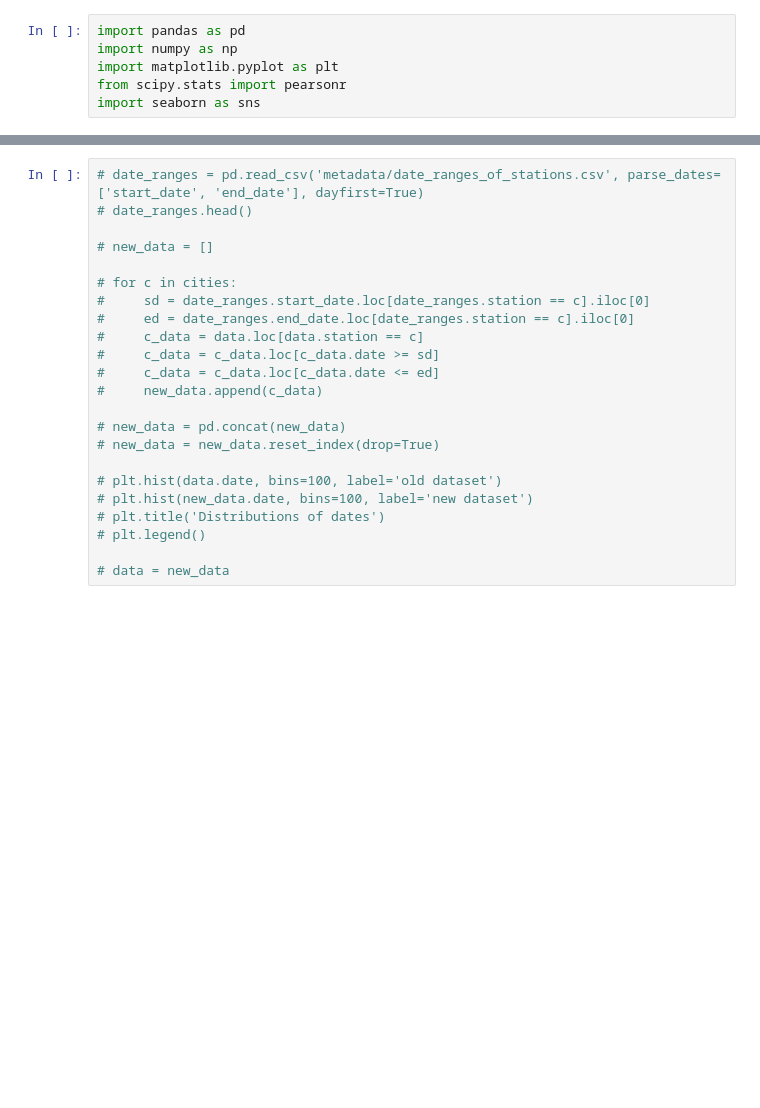
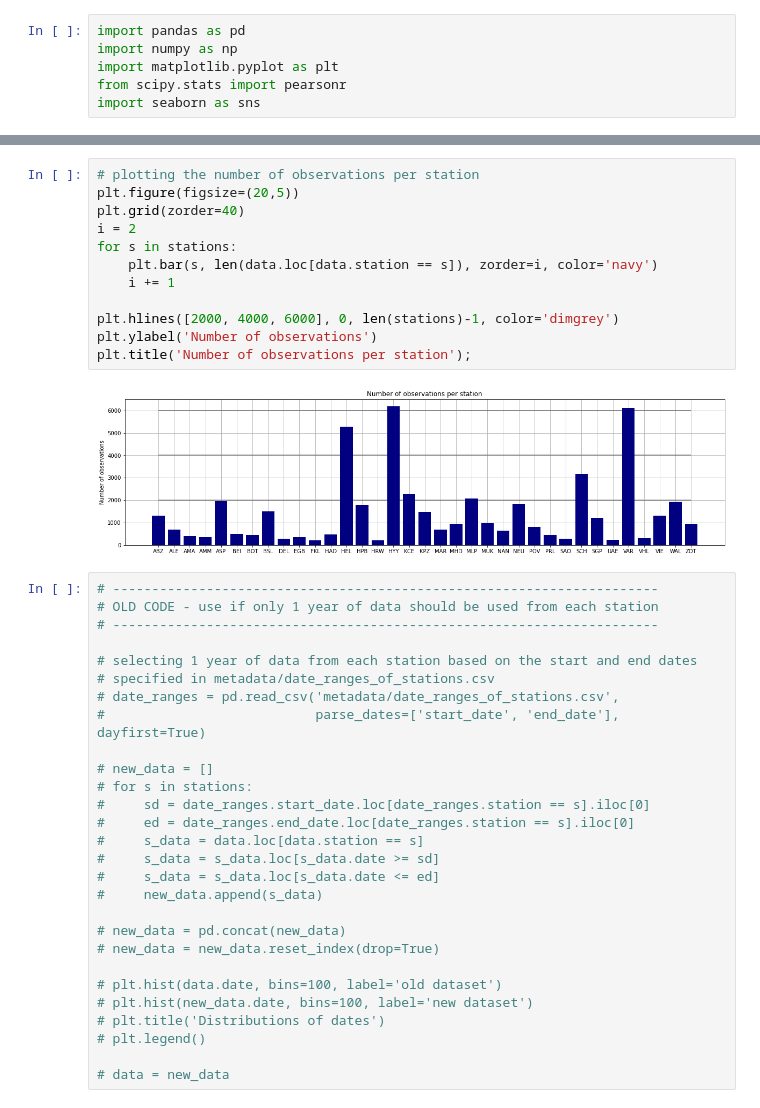
Before and after one commit to ellarauth/CCN-proxy-modeling, a Jupyter notebook: exploratory data analysis.ipynb, the cells around one changed output, grey strips where cells are left out. Drawn from its saved outputs; the diff is of its cells as text; blank space fills up the shorter version.

```diff
--- a/exploratory data analysis.ipynb
+++ b/exploratory data analysis.ipynb
@@ -50,16 +53,35 @@ data.head()
+# %%
+# plotting the number of observations per station
+plt.figure(figsize=(20,5))
+plt.grid(zorder=40)
+i = 2
+for s in stations:
+    plt.bar(s, len(data.loc[data.station == s]), zorder=i, color='navy')
+    i += 1
+
+plt.hlines([2000, 4000, 6000], 0, len(stations)-1, color='dimgrey')
+plt.ylabel('Number of observations')
+plt.title('Number of observations per station');
+# %% [output]
+[figure, added]
 # %%
-# date_ranges = pd.read_csv('metadata/date_ranges_of_stations.csv', parse_dates=['start_date', 'end_date'], dayfirst=True)
-# date_ranges.head()
+# ----------------------------------------------------------------------
+# OLD CODE - use if only 1 year of data should be used from each station
+# ----------------------------------------------------------------------
+
+# selecting 1 year of data from each station based on the start and end dates
+# specified in metadata/date_ranges_of_stations.csv
+# date_ranges = pd.read_csv('metadata/date_ranges_of_stations.csv',
+#                           parse_dates=['start_date', 'end_date'], dayfirst=True)
 
 # new_data = []
-
-# for c in cities:
-#     sd = date_ranges.start_date.loc[date_ranges.station == c].iloc[0]
-#     ed = date_ranges.end_date.loc[date_ranges.station == c].iloc[0]
-#     c_data = data.loc[data.station == c]
-#     c_data = c_data.loc[c_data.date >= sd]
-#     c_data = c_data.loc[c_data.date <= ed]
-#     new_data.append(c_data)
+# for s in stations:
+#     sd = date_ranges.start_date.loc[date_ranges.station == s].iloc[0]
+#     ed = date_ranges.end_date.loc[date_ranges.station == s].iloc[0]
+#     s_data = data.loc[data.station == s]
+#     s_data = s_data.loc[s_data.date >= sd]
+#     s_data = s_data.loc[s_data.date <= ed]
+#     new_data.append(s_data)
 
 # new_data = pd.concat(new_data)
 # new_data = new_data.reset_index(drop=True)
```
Also changed, not shown: parts of 12 cells of this notebook, 4 other files.
